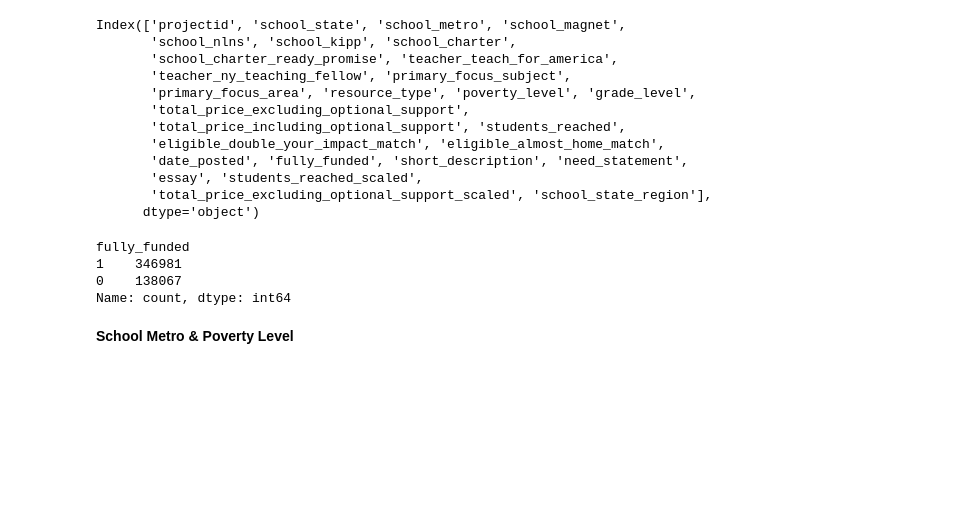
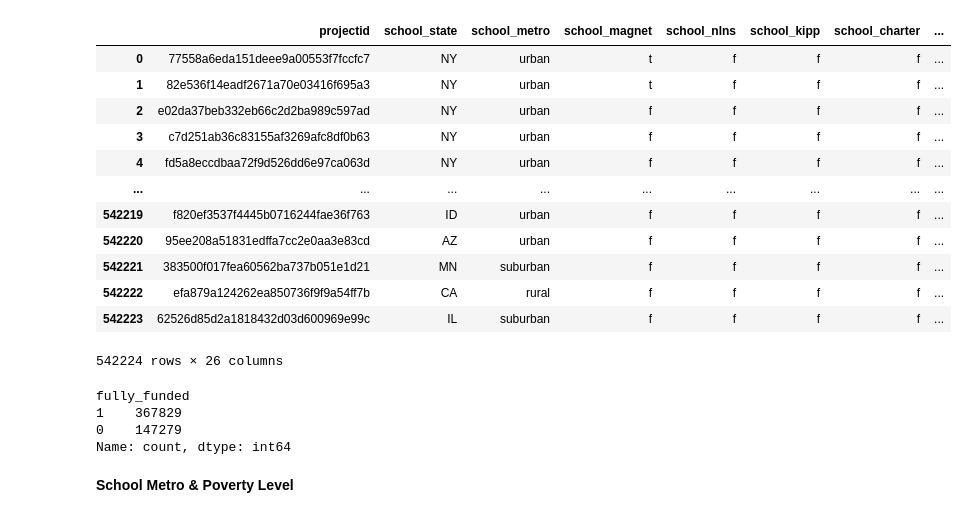
Before and after one commit to yxinzh/project---education, a Jupyter notebook: bayes.ipynb, the cells around one changed output. Drawn from its saved outputs; the diff is of its cells as text; code cells hidden in the pictures; blank space fills up the shorter version.

```diff
--- a/bayes.ipynb
+++ b/bayes.ipynb
@@ -11,24 +38,25 @@ data = pd.read_csv('data.csv') #output from dataprocessing.ipynb
 # %%
-data.columns
+data
 # %% [output]
+|  | projectid | school_state | school_metro | school_magnet | school_nlns | school_kipp | school_charter | ... |
+| 0 | 77558a6eda151deee9a00553f7fccfc7 | NY | urban | t | f | f | f | ... |
+| 1 | 82e536f14eadf2671a70e03416f695a3 | NY | urban | t | f | f | f | ... |
+| 2 | e02da37beb332eb66c2d2ba989c597ad | NY | urban | f | f | f | f | ... |
+| 3 | c7d251ab36c83155af3269afc8df0b63 | NY | urban | f | f | f | f | ... |
+| 4 | fd5a8eccdbaa72f9d526dd6e97ca063d | NY | urban | f | f | f | f | ... |
+| ... | ... | ... | ... | ... | ... | ... | ... | ... |
+| 542219 | f820ef3537f4445b0716244fae36f763 | ID | urban | f | f | f | f | ... |
+| 542220 | 95ee208a51831edffa7cc2e0aa3e83cd | AZ | urban | f | f | f | f | ... |
+| 542221 | 383500f017fea60562ba737b051e1d21 | MN | suburban | f | f | f | f | ... |
+| 542222 | efa879a124262ea850736f9f9a54ff7b | CA | rural | f | f | f | f | ... |
+| 542223 | 62526d85d2a1818432d03d600969e99c | IL | suburban | f | f | f | f | ... |
-Index(['projectid', 'school_state', 'school_metro', 'school_magnet',
-       'school_nlns', 'school_kipp', 'school_charter',
-       'school_charter_ready_promise', 'teacher_teach_for_america',
-       'teacher_ny_teaching_fellow', 'primary_focus_subject',
-       'primary_focus_area', 'resource_type', 'poverty_level', 'grade_level',
-       'total_price_excluding_optional_support',
-       'total_price_including_optional_support', 'students_reached',
-       'eligible_double_your_impact_match', 'eligible_almost_home_match',
-       'date_posted', 'fully_funded', 'short_description', 'need_statement',
-       'essay', 'students_reached_scaled',
-       'total_price_excluding_optional_support_scaled', 'school_state_region'],
-      dtype='object')
+542224 rows × 26 columns
 # %%
-data['fully_funded'].value_counts()
+data_noutliers['fully_funded'].value_counts()
 # %% [output]
 fully_funded
-1    346981
-0    138067
+1    367829
+0    147279
 Name: count, dtype: int64
 # %% [markdown]
 **School Metro & Poverty Level**
```
Also changed, not shown: parts of 13 cells of this notebook, 1 other file.
